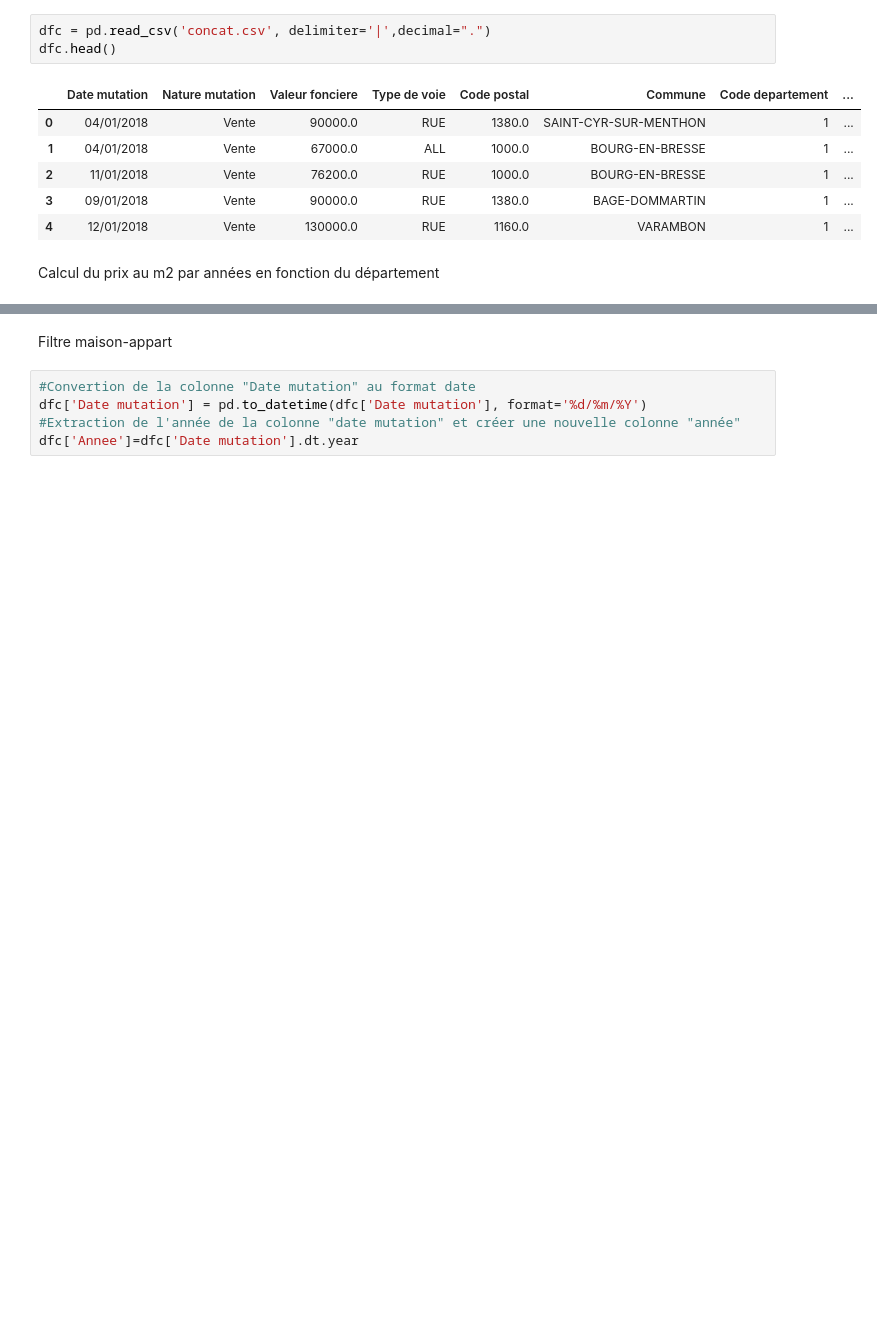
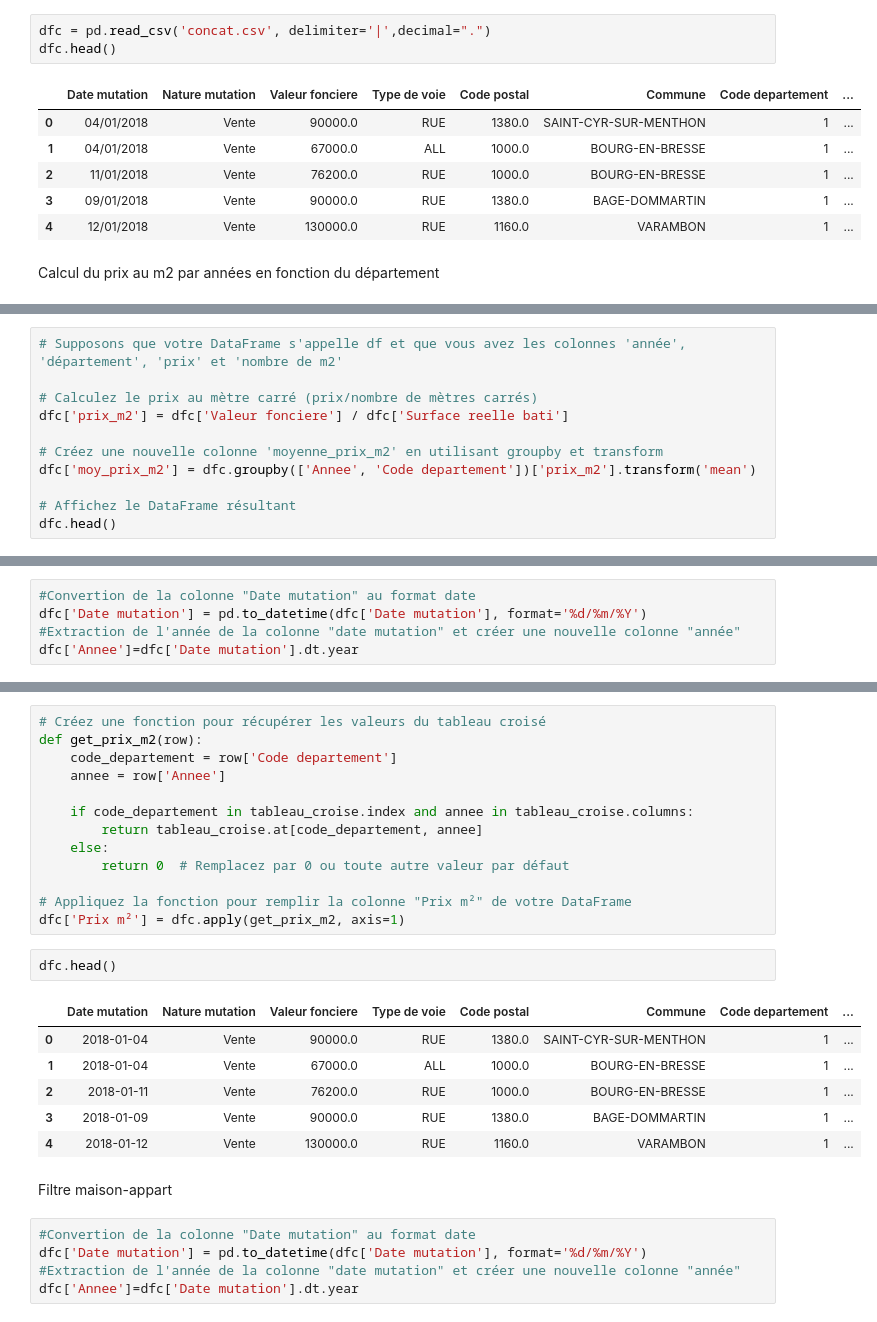
Before and after one commit to Ndeyefatou8/Machine_Learning, a Jupyter notebook: Python.ipynb, the cells around one changed output, grey strips where cells are left out. Drawn from its saved outputs; the diff is of its cells as text; blank space fills up the shorter version.

```diff
--- a/Python.ipynb
+++ b/Python.ipynb
@@ -15,0 +18,11 @@ Calcul du prix au m2 par années en fonction du département
+# %%
+# Supposons que votre DataFrame s'appelle df et que vous avez les colonnes 'année', 'département', 'prix' et 'nombre de m2'
+
+# Calculez le prix au mètre carré (prix/nombre de mètres carrés)
+dfc['prix_m2'] = dfc['Valeur fonciere'] / dfc['Surface reelle bati']
+
+# Créez une nouvelle colonne 'moyenne_prix_m2' en utilisant groupby et transform
+dfc['moy_prix_m2'] = dfc.groupby(['Annee', 'Code departement'])['prix_m2'].transform('mean')
+
+# Affichez le DataFrame résultant
+dfc.head()
@@ -15,0 +31,5 @@ Calcul du prix au m2 par années en fonction du département
+# %%
+#Convertion de la colonne "Date mutation" au format date
+dfc['Date mutation'] = pd.to_datetime(dfc['Date mutation'], format='%d/%m/%Y')
+#Extraction de l'année de la colonne "date mutation" et créer une nouvelle colonne "année"
+dfc['Annee']=dfc['Date mutation'].dt.year
@@ -16,3 +73,25 @@ Calcul du prix au m2 par années en fonction du département
+# %%
+# Créez une fonction pour récupérer les valeurs du tableau croisé
+def get_prix_m2(row):
+    code_departement = row['Code departement']
+    annee = row['Annee']
+
+    if code_departement in tableau_croise.index and annee in tableau_croise.columns:
+        return tableau_croise.at[code_departement, annee]
+    else:
+        return 0  # Remplacez par 0 ou toute autre valeur par défaut
+
+# Appliquez la fonction pour remplir la colonne "Prix m²" de votre DataFrame
+dfc['Prix m²'] = dfc.apply(get_prix_m2, axis=1)
+# %%
+dfc.head()
+# %% [output]
+|  | Date mutation | Nature mutation | Valeur fonciere | Type de voie | Code postal | Commune | Code departement | ... |
+| 0 | 2018-01-04 | Vente | 90000.0 | RUE | 1380.0 | SAINT-CYR-SUR-MENTHON | 1 | ... |
+| 1 | 2018-01-04 | Vente | 67000.0 | ALL | 1000.0 | BOURG-EN-BRESSE | 1 | ... |
+| 2 | 2018-01-11 | Vente | 76200.0 | RUE | 1000.0 | BOURG-EN-BRESSE | 1 | ... |
+| 3 | 2018-01-09 | Vente | 90000.0 | RUE | 1380.0 | BAGE-DOMMARTIN | 1 | ... |
+| 4 | 2018-01-12 | Vente | 130000.0 | RUE | 1160.0 | VARAMBON | 1 | ... |
 # %% [markdown]
 Filtre maison-appart
 # %%
```
Also changed, not shown: parts of 18 cells of this notebook.
